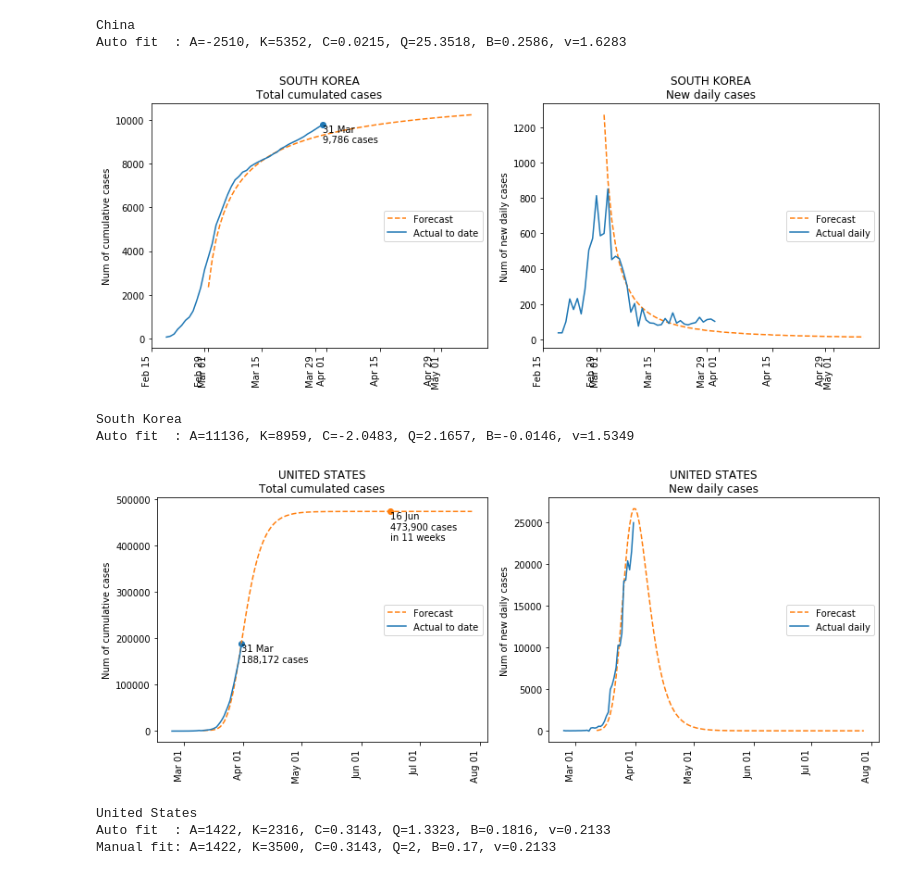
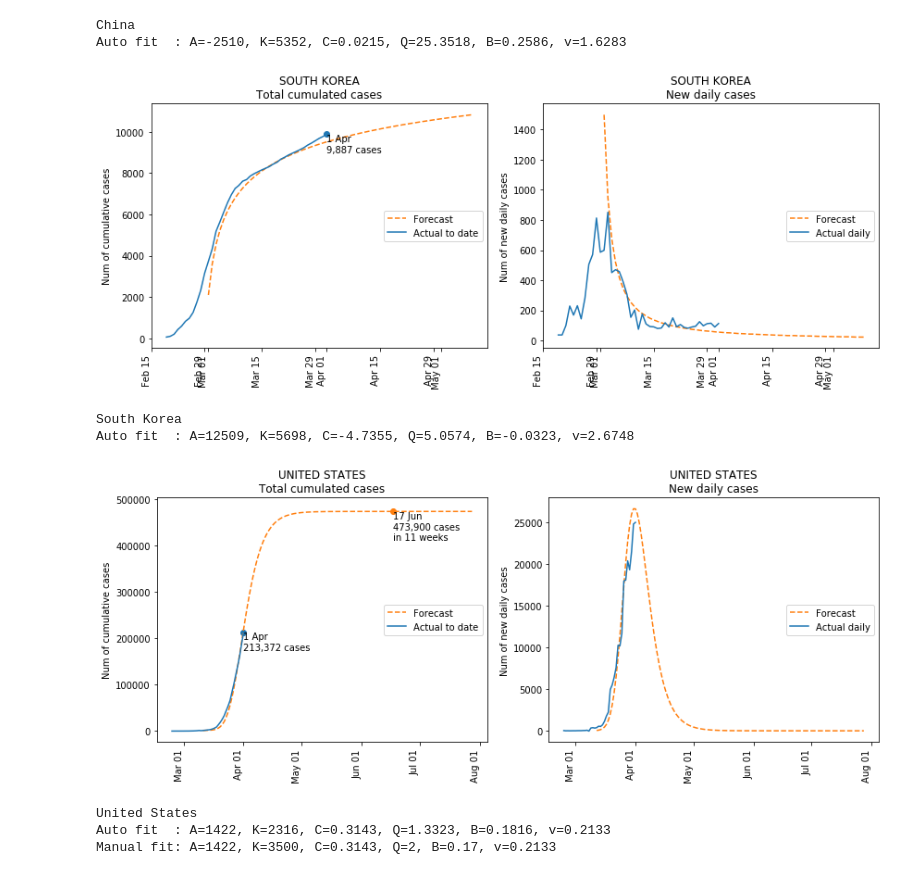
Before and after one commit to khairulomar/Covid-19, a Jupyter notebook: Covid19.ipynb, the cells around one changed output. Cells and saved outputs as stored; diff of their text form; code cells hidden in the pictures.

```diff
--- a/Covid19.ipynb
+++ b/Covid19.ipynb
@@ -38,8 +38,8 @@ warnings.filterwarnings("ignore")
 #     df.to_csv(f'csv/{month}-{day}-{year}.csv')
 # %%
 # One-day download from John Hopkins Hospital database
-day = 31
-month = 3
+day = 1
+month = 4
 date  = pd.to_datetime(f"20200{month}{0 if day<10 else ''}{day}", format='%Y%m%d')
 day0, month0, year0 = str(date)[8:10], str(date)[5:7], str(date)[:4]
 url = f'https://raw.githubusercontent.com/CSSEGISandData/COVID-19/master/csse_covid_19_data/csse_covid_19_daily_reports/{month0}-{day0}-{year0}.csv'
@@ -302,6 +302,6 @@ plt.show()
 # %%
 threshold = 50 # set min threshold
-rolling_window = 2
+rolling_window = 3
 df2 = df1[['country', 'confirmed', 'new_confirmed']].sort_index().reset_index()
 dftemp = pd.DataFrame()
 for country in df2.country.unique():
@@ -315,6 +315,7 @@ for country in df2.country.unique():
     dftemp =  pd.concat([dftemp, dfc])
 df2 = dftemp[dftemp.confirmed > threshold] # ignore cases below threshold
 df2['growth_avg'] = round(df2.growth.rolling(window=rolling_window).mean(),2)
+df2['growth_avg_7'] = round(df2.growth.rolling(window=7).mean(),2)
 df2 = df2.reset_index(drop=True)
 # %%
 print(f'\nTop 20 countries with the highest day-on-day growth as of {date.day}/{date.month}/2020')
@@ -691,11 +692,12 @@ China
 Auto fit  : A=-2510, K=5352, C=0.0215, Q=25.3518, B=0.2586, v=1.6283
 # %%
 #predict_plot('South Korea', rolling=0, days=50, showzero=False, fit_end='20200323')
-predict_plot('South Korea', days=70, showzero=False, fit_start='20200301', fit_end='20200326')
+#predict_plot('South Korea', days=70, showzero=False, fit_start='20200301', fit_end='20200326')
+predict_plot('South Korea', days=70, showzero=False, fit_start='20200301', fit_end='20200329')
 # %% [output]
-[figure, old version]
+[figure, new version]
 South Korea
-Auto fit  : A=11136, K=8959, C=-2.0483, Q=2.1657, B=-0.0146, v=1.5349
+Auto fit  : A=12509, K=5698, C=-4.7355, Q=5.0574, B=-0.0323, v=2.6748
 # %%
 #predict_plot('United States', days=100, fit_start='20200316', fit_end='20200321', B=-1.5)
 #predict_plot('United States', fit_start='20200311', fit_end='20200325', days=100, B=0.3, Q=4)
@@ -703,7 +705,7 @@ Auto fit  : A=11136, K=8959, C=-2.0483, Q=2.1657, B=-0.0146, v=1.5349
 #predict_plot('United States', fit_start='20200311', fit_end='20200325', days=120, B=0.2, K=3000, Q=2)
 predict_plot('United States', fit_start='20200311', fit_end='20200325', days=140, B=0.17, K=3500, Q=2)
 # %% [output]
-[figure, old version]
+[figure, new version]
 United States
 Auto fit  : A=1422, K=2316, C=0.3143, Q=1.3323, B=0.1816, v=0.2133
 Manual fit: A=1422, K=3500, C=0.3143, Q=2, B=0.17, v=0.2133
```
Also changed, not shown: parts of 20 cells of this notebook, 19 other files.
